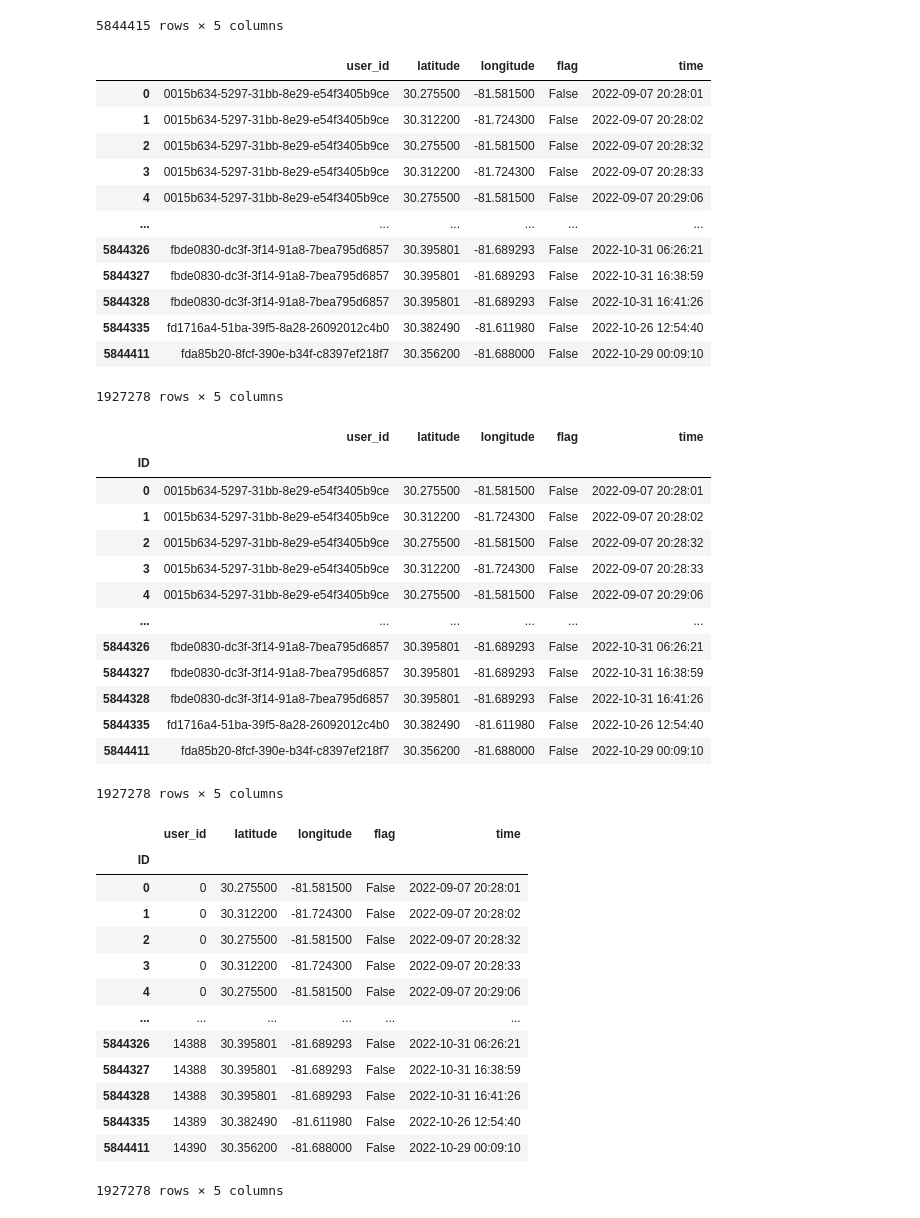
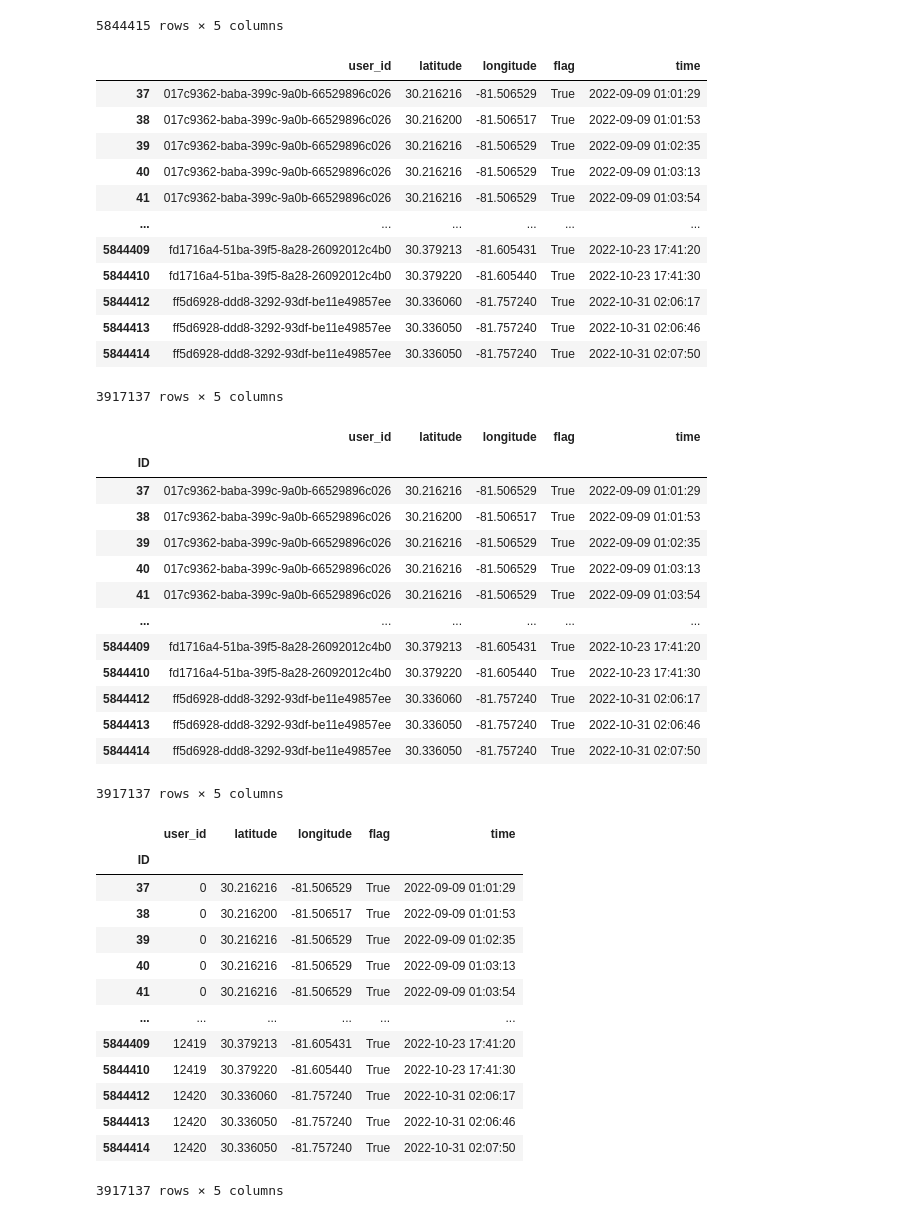
Before and after one commit to superoctober1213/GPS-Data-Travel-Survey, a Jupyter notebook: Data_processing.ipynb, the cells around one changed output. Cells and saved outputs as stored; diff of their text form; code cells hidden in the pictures.

Commit message:
change flag

```diff
--- a/Data_processing.ipynb
+++ b/Data_processing.ipynb
@@ -62,22 +62,22 @@ flag_df
 | 5844414 | ff5d6928-ddd8-3292-93df-be11e49857ee | 30.33605 | -81.75724 | True | 2022-10-31 02:07:50 |
 5844415 rows × 5 columns
 # %%
-data = flag_df.drop(flag_df[flag_df['flag'] == True].index)
+data = flag_df.drop(flag_df[flag_df['flag'] == False].index)
 data
 # %% [output]
 |  | user_id | latitude | longitude | flag | time |
-| 0 | 0015b634-5297-31bb-8e29-e54f3405b9ce | 30.275500 | -81.581500 | False | 2022-09-07 20:28:01 |
-| 1 | 0015b634-5297-31bb-8e29-e54f3405b9ce | 30.312200 | -81.724300 | False | 2022-09-07 20:28:02 |
-| 2 | 0015b634-5297-31bb-8e29-e54f3405b9ce | 30.275500 | -81.581500 | False | 2022-09-07 20:28:32 |
-| 3 | 0015b634-5297-31bb-8e29-e54f3405b9ce | 30.312200 | -81.724300 | False | 2022-09-07 20:28:33 |
-| 4 | 0015b634-5297-31bb-8e29-e54f3405b9ce | 30.275500 | -81.581500 | False | 2022-09-07 20:29:06 |
+| 37 | 017c9362-baba-399c-9a0b-66529896c026 | 30.216216 | -81.506529 | True | 2022-09-09 01:01:29 |
+| 38 | 017c9362-baba-399c-9a0b-66529896c026 | 30.216200 | -81.506517 | True | 2022-09-09 01:01:53 |
+| 39 | 017c9362-baba-399c-9a0b-66529896c026 | 30.216216 | -81.506529 | True | 2022-09-09 01:02:35 |
+| 40 | 017c9362-baba-399c-9a0b-66529896c026 | 30.216216 | -81.506529 | True | 2022-09-09 01:03:13 |
+| 41 | 017c9362-baba-399c-9a0b-66529896c026 | 30.216216 | -81.506529 | True | 2022-09-09 01:03:54 |
 | ... | ... | ... | ... | ... | ... |
-| 5844326 | fbde0830-dc3f-3f14-91a8-7bea795d6857 | 30.395801 | -81.689293 | False | 2022-10-31 06:26:21 |
-| 5844327 | fbde0830-dc3f-3f14-91a8-7bea795d6857 | 30.395801 | -81.689293 | False | 2022-10-31 16:38:59 |
-| 5844328 | fbde0830-dc3f-3f14-91a8-7bea795d6857 | 30.395801 | -81.689293 | False | 2022-10-31 16:41:26 |
-| 5844335 | fd1716a4-51ba-39f5-8a28-26092012c4b0 | 30.382490 | -81.611980 | False | 2022-10-26 12:54:40 |
-| 5844411 | fda85b20-8fcf-390e-b34f-c8397ef218f7 | 30.356200 | -81.688000 | False | 2022-10-29 00:09:10 |
+| 5844409 | fd1716a4-51ba-39f5-8a28-26092012c4b0 | 30.379213 | -81.605431 | True | 2022-10-23 17:41:20 |
+| 5844410 | fd1716a4-51ba-39f5-8a28-26092012c4b0 | 30.379220 | -81.605440 | True | 2022-10-23 17:41:30 |
+| 5844412 | ff5d6928-ddd8-3292-93df-be11e49857ee | 30.336060 | -81.757240 | True | 2022-10-31 02:06:17 |
+| 5844413 | ff5d6928-ddd8-3292-93df-be11e49857ee | 30.336050 | -81.757240 | True | 2022-10-31 02:06:46 |
+| 5844414 | ff5d6928-ddd8-3292-93df-be11e49857ee | 30.336050 | -81.757240 | True | 2022-10-31 02:07:50 |
-1927278 rows × 5 columns
+3917137 rows × 5 columns
 # %%
 selected_data = data.reset_index()
 selected_data = selected_data.rename(columns={'index': 'ID'})
@@ -86,36 +86,36 @@ selected_data
 # %% [output]
 |  | user_id | latitude | longitude | flag | time |
 | ID |  |  |  |  |  |
-| 0 | 0015b634-5297-31bb-8e29-e54f3405b9ce | 30.275500 | -81.581500 | False | 2022-09-07 20:28:01 |
-| 1 | 0015b634-5297-31bb-8e29-e54f3405b9ce | 30.312200 | -81.724300 | False | 2022-09-07 20:28:02 |
-| 2 | 0015b634-5297-31bb-8e29-e54f3405b9ce | 30.275500 | -81.581500 | False | 2022-09-07 20:28:32 |
-| 3 | 0015b634-5297-31bb-8e29-e54f3405b9ce | 30.312200 | -81.724300 | False | 2022-09-07 20:28:33 |
-| 4 | 0015b634-5297-31bb-8e29-e54f3405b9ce | 30.275500 | -81.581500 | False | 2022-09-07 20:29:06 |
+| 37 | 017c9362-baba-399c-9a0b-66529896c026 | 30.216216 | -81.506529 | True | 2022-09-09 01:01:29 |
+| 38 | 017c9362-baba-399c-9a0b-66529896c026 | 30.216200 | -81.506517 | True | 2022-09-09 01:01:53 |
+| 39 | 017c9362-baba-399c-9a0b-66529896c026 | 30.216216 | -81.506529 | True | 2022-09-09 01:02:35 |
+| 40 | 017c9362-baba-399c-9a0b-66529896c026 | 30.216216 | -81.506529 | True | 2022-09-09 01:03:13 |
+| 41 | 017c9362-baba-399c-9a0b-66529896c026 | 30.216216 | -81.506529 | True | 2022-09-09 01:03:54 |
 | ... | ... | ... | ... | ... | ... |
-| 5844326 | fbde0830-dc3f-3f14-91a8-7bea795d6857 | 30.395801 | -81.689293 | False | 2022-10-31 06:26:21 |
-| 5844327 | fbde0830-dc3f-3f14-91a8-7bea795d6857 | 30.395801 | -81.689293 | False | 2022-10-31 16:38:59 |
-| 5844328 | fbde0830-dc3f-3f14-91a8-7bea795d6857 | 30.395801 | -81.689293 | False | 2022-10-31 16:41:26 |
-| 5844335 | fd1716a4-51ba-39f5-8a28-26092012c4b0 | 30.382490 | -81.611980 | False | 2022-10-26 12:54:40 |
-| 5844411 | fda85b20-8fcf-390e-b34f-c8397ef218f7 | 30.356200 | -81.688000 | False | 2022-10-29 00:09:10 |
+| 5844409 | fd1716a4-51ba-39f5-8a28-26092012c4b0 | 30.379213 | -81.605431 | True | 2022-10-23 17:41:20 |
+| 5844410 | fd1716a4-51ba-39f5-8a28-26092012c4b0 | 30.379220 | -81.605440 | True | 2022-10-23 17:41:30 |
+| 5844412 | ff5d6928-ddd8-3292-93df-be11e49857ee | 30.336060 | -81.757240 | True | 2022-10-31 02:06:17 |
+| 5844413 | ff5d6928-ddd8-3292-93df-be11e49857ee | 30.336050 | -81.757240 | True | 2022-10-31 02:06:46 |
+| 5844414 | ff5d6928-ddd8-3292-93df-be11e49857ee | 30.336050 | -81.757240 | True | 2022-10-31 02:07:50 |
-1927278 rows × 5 columns
+3917137 rows × 5 columns
 # %%
 selected_data['user_id'] = pd.factorize(selected_data['user_id'])[0]
 selected_data
 # %% [output]
 |  | user_id | latitude | longitude | flag | time |
 | ID |  |  |  |  |  |
-| 0 | 0 | 30.275500 | -81.581500 | False | 2022-09-07 20:28:01 |
-| 1 | 0 | 30.312200 | -81.724300 | False | 2022-09-07 20:28:02 |
-| 2 | 0 | 30.275500 | -81.581500 | False | 2022-09-07 20:28:32 |
-| 3 | 0 | 30.312200 | -81.724300 | False | 2022-09-07 20:28:33 |
-| 4 | 0 | 30.275500 | -81.581500 | False | 2022-09-07 20:29:06 |
+| 37 | 0 | 30.216216 | -81.506529 | True | 2022-09-09 01:01:29 |
+| 38 | 0 | 30.216200 | -81.506517 | True | 2022-09-09 01:01:53 |
+| 39 | 0 | 30.216216 | -81.506529 | True | 2022-09-09 01:02:35 |
+| 40 | 0 | 30.216216 | -81.506529 | True | 2022-09-09 01:03:13 |
+| 41 | 0 | 30.216216 | -81.506529 | True | 2022-09-09 01:03:54 |
 | ... | ... | ... | ... | ... | ... |
-| 5844326 | 14388 | 30.395801 | -81.689293 | False | 2022-10-31 06:26:21 |
-| 5844327 | 14388 | 30.395801 | -81.689293 | False | 2022-10-31 16:38:59 |
-| 5844328 | 14388 | 30.395801 | -81.689293 | False | 2022-10-31 16:41:26 |
-| 5844335 | 14389 | 30.382490 | -81.611980 | False | 2022-10-26 12:54:40 |
-| 5844411 | 14390 | 30.356200 | -81.688000 | False | 2022-10-29 00:09:10 |
+| 5844409 | 12419 | 30.379213 | -81.605431 | True | 2022-10-23 17:41:20 |
+| 5844410 | 12419 | 30.379220 | -81.605440 | True | 2022-10-23 17:41:30 |
+| 5844412 | 12420 | 30.336060 | -81.757240 | True | 2022-10-31 02:06:17 |
+| 5844413 | 12420 | 30.336050 | -81.757240 | True | 2022-10-31 02:06:46 |
+| 5844414 | 12420 | 30.336050 | -81.757240 | True | 2022-10-31 02:07:50 |
-1927278 rows × 5 columns
+3917137 rows × 5 columns
 # %%
 selected_data['time'] = pd.to_datetime(selected_data['time'])
 sorted_data = selected_data.sort_values(by=['user_id', 'time'])
```
Also changed, not shown: parts of 1 cell of this notebook, 3 other files.
